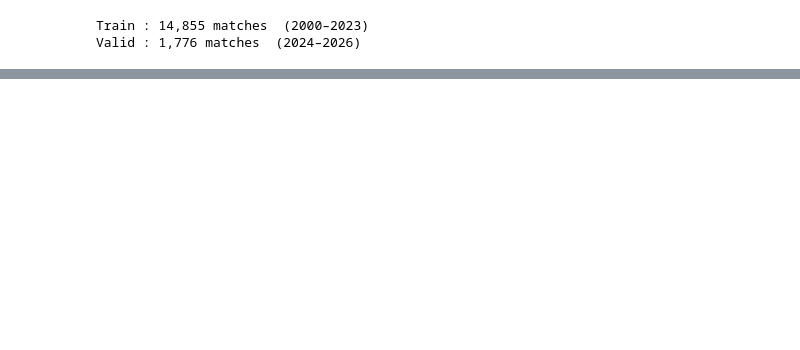
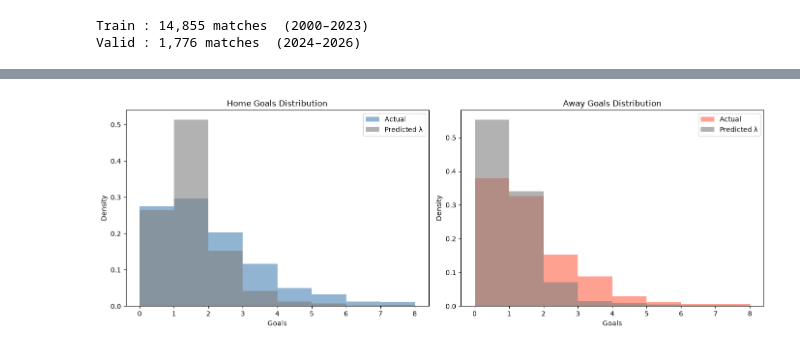
Before and after one commit to samithcsachi/World-Cup-Intelligence-Platform-2026, a Jupyter notebook: notebooks/04_poisson_model.ipynb, the cells around one changed output, grey strips where cells are left out. Drawn from its saved outputs; the diff is of its cells as text; code cells hidden in the pictures; blank space fills up the shorter version.

```diff
--- a/notebooks/04_poisson_model.ipynb
+++ b/notebooks/04_poisson_model.ipynb
@@ -106,0 +231,25 @@ X_valid_scaled = scaler.transform(X_valid)
+# %%
+MAX_GOALS = 10
+
+def score_grid_probabilities(lambda_home: float, lambda_away: float):
+    """
+    Returns (p_home_win, p_draw, p_away_win) by summing over all
+    score combinations up to MAX_GOALS × MAX_GOALS.
+    """
+    p_home = np.array([poisson.pmf(i, lambda_home) for i in range(MAX_GOALS)])
+    p_away = np.array([poisson.pmf(i, lambda_away) for i in range(MAX_GOALS)])
+    grid   = np.outer(p_home, p_away)   # [i,j] = P(home=i, away=j)
+
+    p_home_win = np.tril(grid, k=-1).sum()   # home goals > away goals
+    p_draw     = np.trace(grid)               # home goals == away goals
+    p_away_win = np.triu(grid, k=1).sum()    # away goals > home goals
+
+    return p_home_win, p_draw, p_away_win
+
+
+probs = valid.apply(
+    lambda r: score_grid_probabilities(r['pred_home_goals'], r['pred_away_goals']),
+    axis=1, result_type='expand'
+)
+probs.columns = ['prob_home_win', 'prob_draw', 'prob_away_win']
+valid = pd.concat([valid, probs], axis=1)
@@ -106,0 +473,21 @@ X_valid_scaled = scaler.transform(X_valid)
+# %%
+fig, axes = plt.subplots(1, 2, figsize=(14, 5))
+
+for ax, col_actual, col_pred, title, color in [
+    (axes[0], 'home_goals', 'pred_home_goals', 'Home Goals', 'steelblue'),
+    (axes[1], 'away_goals', 'pred_away_goals', 'Away Goals', 'tomato'),
+]:
+    ax.hist(valid[col_actual].clip(0, 7), bins=range(9),
+            alpha=0.6, label='Actual', color=color, density=True)
+    ax.hist(valid[col_pred].clip(0, 7), bins=range(9),
+            alpha=0.6, label='Predicted λ', color='gray', density=True)
+    ax.set_title(f'{title} Distribution')
+    ax.set_xlabel('Goals')
+    ax.set_ylabel('Density')
+    ax.legend()
+
+plt.tight_layout()
+plt.savefig(f'{FIGURE_DIR}/poisson_goal_distribution.png', dpi=150)
+plt.show()
+# %% [output]
+[figure, added]
```
Also changed, not shown: parts of 22 cells of this notebook.
